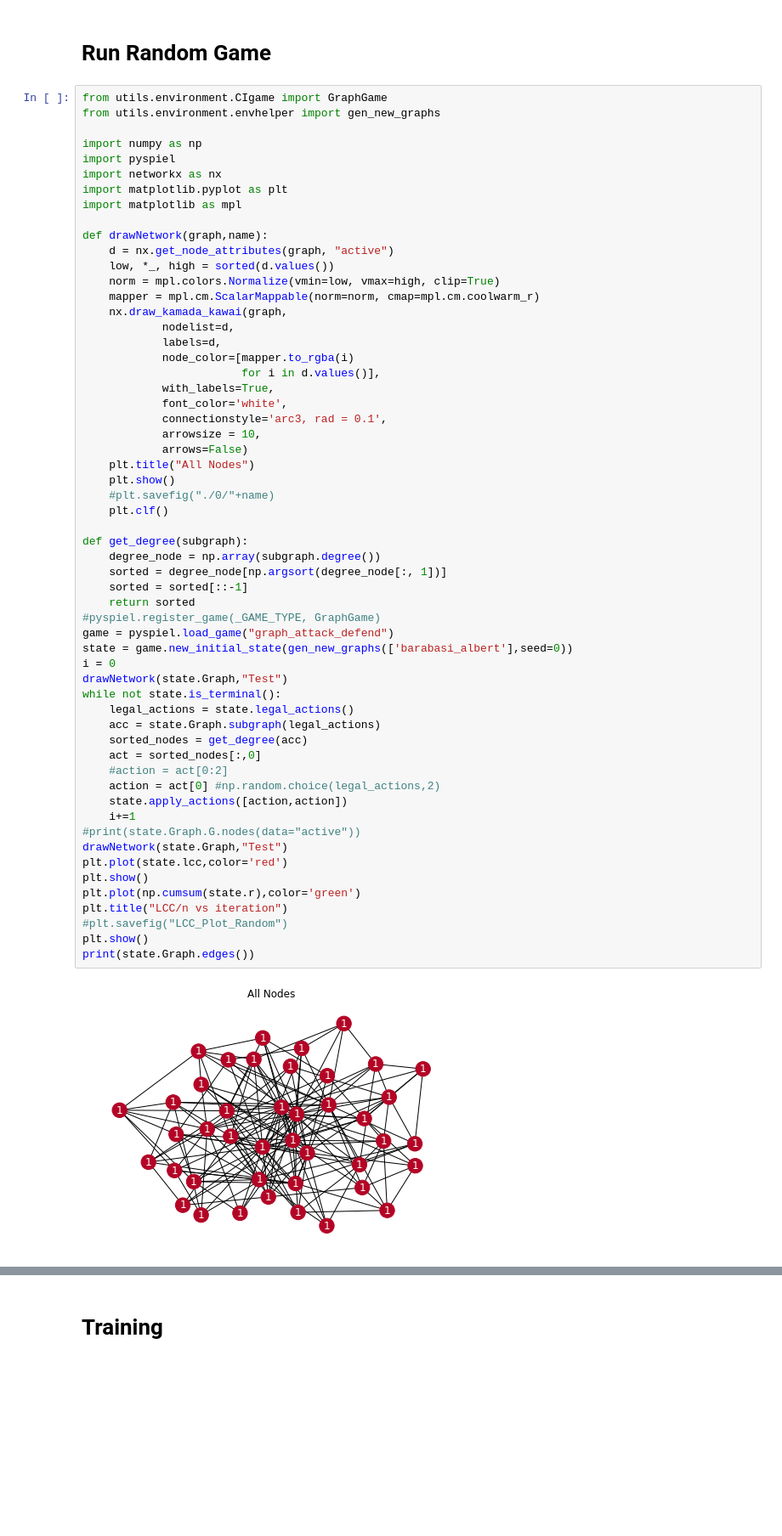
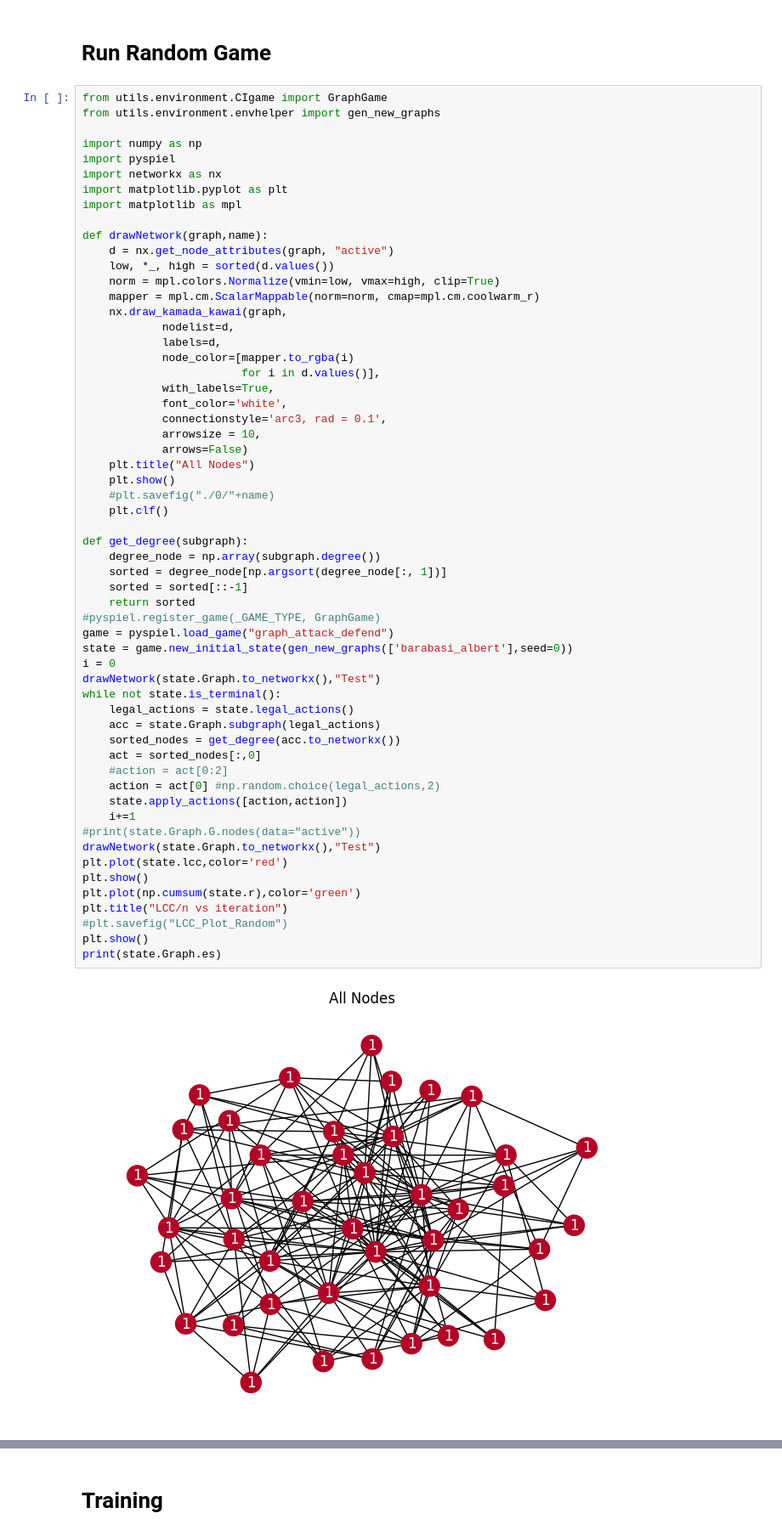
Before and after one commit to KBhandari11/NetworkResilience, a Jupyter notebook: Training_CIConv_BA_Graph.ipynb, the cells around one changed output, grey strips where cells are left out. Shown: that part at 85% size. Cells and saved outputs as stored; diff of their text form; blank space fills up the shorter version.

Commit message:
Changed Networkx to iGraph. Still has problems.

```diff
--- a/Training_CIConv_BA_Graph.ipynb
+++ b/Training_CIConv_BA_Graph.ipynb
@@ -28,35 +28,35 @@ def drawNetwork(graph,name):
     plt.title("All Nodes")
     plt.show()
     #plt.savefig("./0/"+name)
     plt.clf()
 
 def get_degree(subgraph):
     degree_node = np.array(subgraph.degree())
     sorted = degree_node[np.argsort(degree_node[:, 1])]
     sorted = sorted[::-1]
     return sorted
 #pyspiel.register_game(_GAME_TYPE, GraphGame)
 game = pyspiel.load_game("graph_attack_defend")
 state = game.new_initial_state(gen_new_graphs(['barabasi_albert'],seed=0))
 i = 0
-drawNetwork(state.Graph,"Test")
+drawNetwork(state.Graph.to_networkx(),"Test")
 while not state.is_terminal():
     legal_actions = state.legal_actions()
     acc = state.Graph.subgraph(legal_actions)
-    sorted_nodes = get_degree(acc)
+    sorted_nodes = get_degree(acc.to_networkx())
     act = sorted_nodes[:,0]
     #action = act[0:2]
     action = act[0] #np.random.choice(legal_actions,2)
     state.apply_actions([action,action])
     i+=1
 #print(state.Graph.G.nodes(data="active"))
-drawNetwork(state.Graph,"Test")
+drawNetwork(state.Graph.to_networkx(),"Test")
 plt.plot(state.lcc,color='red')
 plt.show()
 plt.plot(np.cumsum(state.r),color='green')
 plt.title("LCC/n vs iteration")
 #plt.savefig("LCC_Plot_Random")
 plt.show()
-print(state.Graph.edges())
+print(state.Graph.es)
 # %% [output]
-[figure, old version]
+[figure, new version]
```
Also changed, not shown: parts of 3 cells of this notebook, 3 other files.
